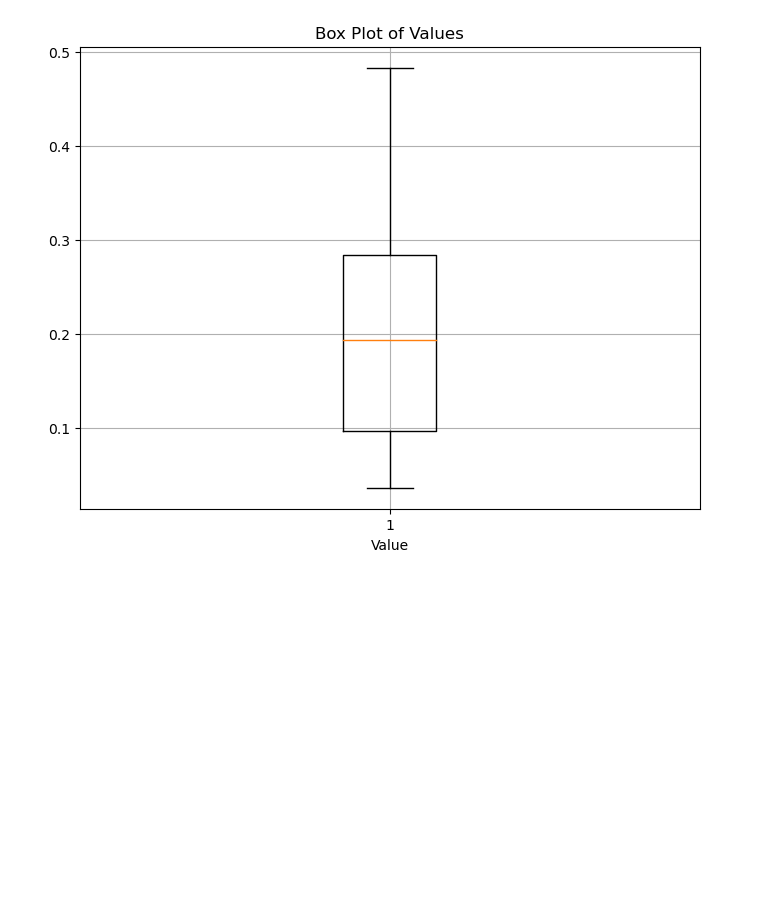
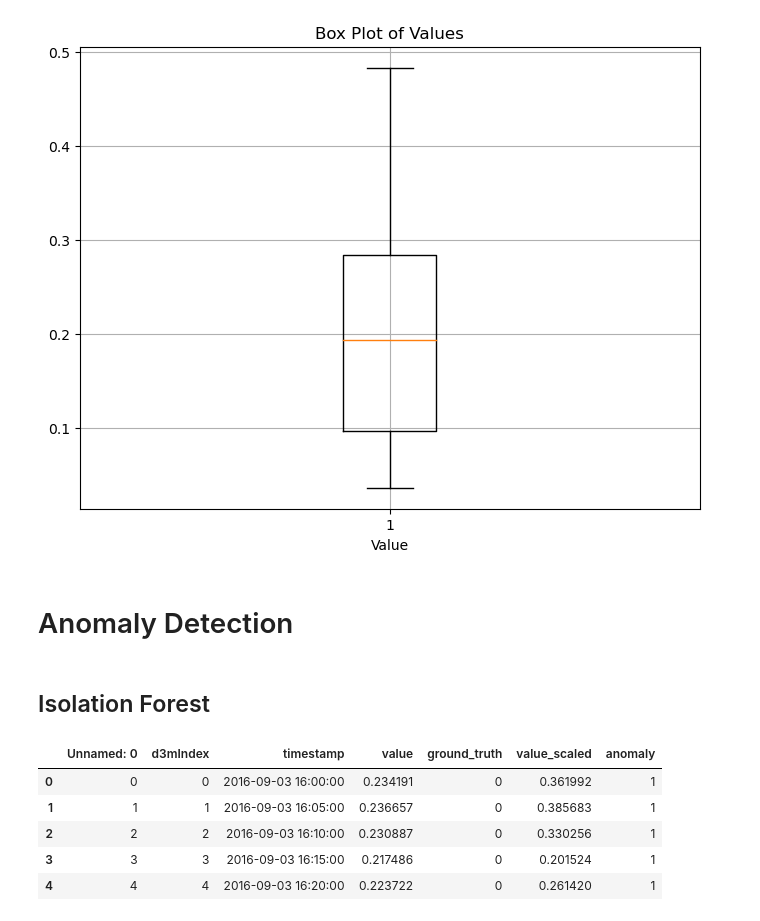
Before and after one commit to sai14karthik/Nexus-S1-Deakin-Internship, a Jupyter notebook: code.ipynb, the cells around one changed output. Drawn from its saved outputs; the diff is of its cells as text; code cells hidden in the pictures; blank space fills up the shorter version.

```diff
--- a/code.ipynb
+++ b/code.ipynb
@@ -99,3 +103,16 @@ plt.grid(True)
 plt.show()
 # %% [output]
 [figure]
+# %% [markdown]
+# Anomaly Detection
+# %% [markdown]
+## Isolation Forest
+# %%
+df.head()
+# %% [output]
+|  | Unnamed: 0 | d3mIndex | timestamp | value | ground_truth | value_scaled | anomaly |
+| 0 | 0 | 0 | 2016-09-03 16:00:00 | 0.234191 | 0 | 0.361992 | 1 |
+| 1 | 1 | 1 | 2016-09-03 16:05:00 | 0.236657 | 0 | 0.385683 | 1 |
+| 2 | 2 | 2 | 2016-09-03 16:10:00 | 0.230887 | 0 | 0.330256 | 1 |
+| 3 | 3 | 3 | 2016-09-03 16:15:00 | 0.217486 | 0 | 0.201524 | 1 |
+| 4 | 4 | 4 | 2016-09-03 16:20:00 | 0.223722 | 0 | 0.261420 | 1 |
```
Also changed, not shown: parts of 2 cells of this notebook, 3 other files.
